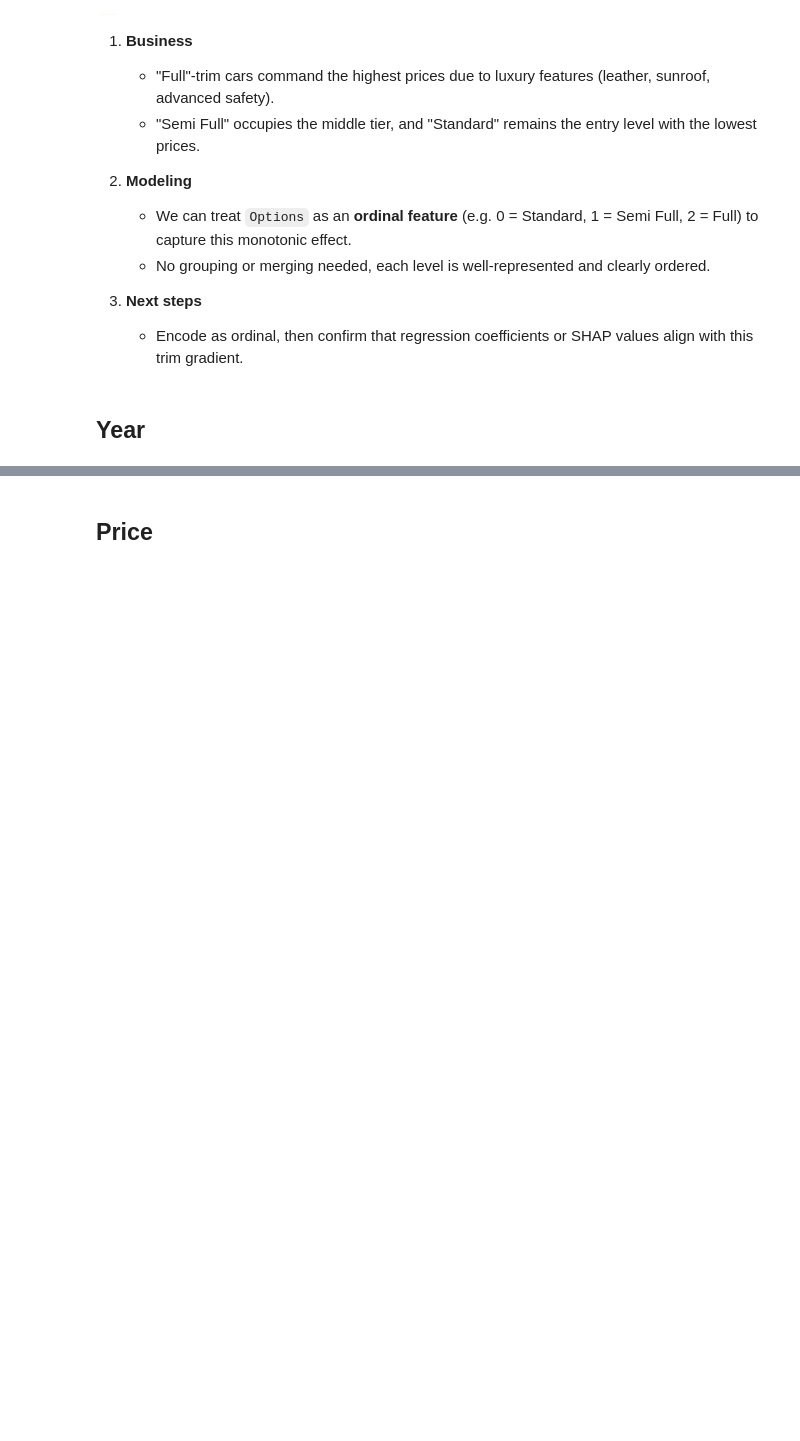
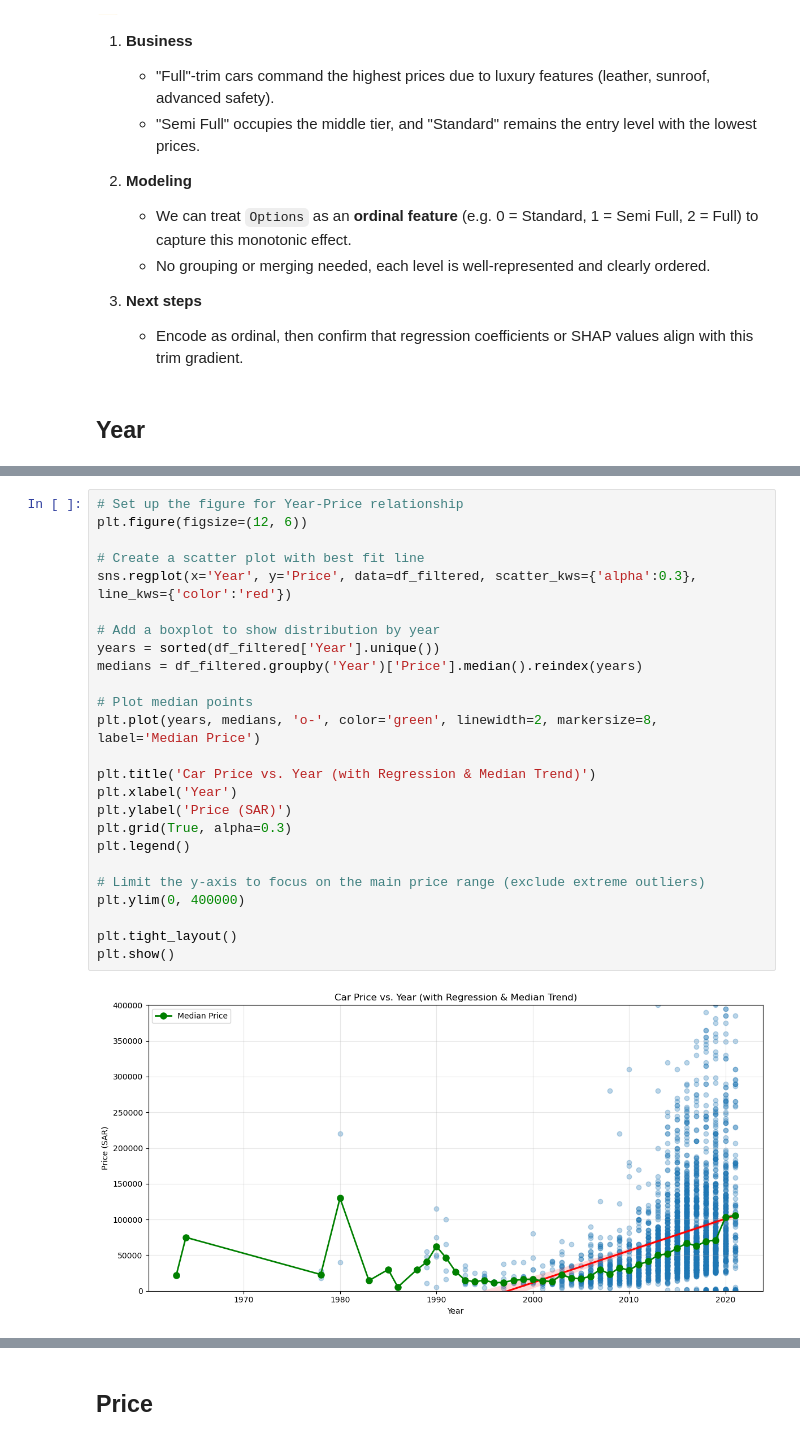
Before and after one commit to RioPramana21/Ctrl-Price-Taking-Control-of-Used-Car-Valuations-with-ML, a Jupyter notebook: code_files/project_code.ipynb, the cells around one changed output, grey strips where cells are left out. Saved outputs shown, nothing was run; the diff lists cells and outputs as text; blank space fills up the shorter version.

```diff
--- a/code_files/project_code.ipynb
+++ b/code_files/project_code.ipynb
@@ -1210,0 +1287,27 @@ plt.show()
+# %%
+# Set up the figure for Year-Price relationship
+plt.figure(figsize=(12, 6))
+
+# Create a scatter plot with best fit line
+sns.regplot(x='Year', y='Price', data=df_filtered, scatter_kws={'alpha':0.3}, line_kws={'color':'red'})
+
+# Add a boxplot to show distribution by year
+years = sorted(df_filtered['Year'].unique())
+medians = df_filtered.groupby('Year')['Price'].median().reindex(years)
+
+# Plot median points
+plt.plot(years, medians, 'o-', color='green', linewidth=2, markersize=8, label='Median Price')
+
+plt.title('Car Price vs. Year (with Regression & Median Trend)')
+plt.xlabel('Year')
+plt.ylabel('Price (SAR)')
+plt.grid(True, alpha=0.3)
+plt.legend()
+
+# Limit the y-axis to focus on the main price range (exclude extreme outliers)
+plt.ylim(0, 400000)
+
+plt.tight_layout()
+plt.show()
+# %% [output]
+[figure, added]
```
Also changed, not shown: parts of 7 cells of this notebook.
